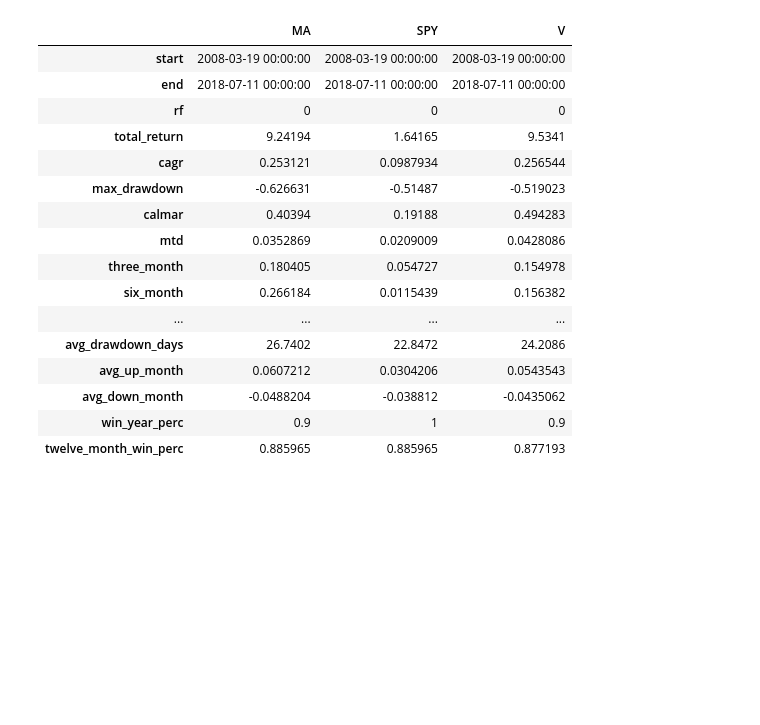
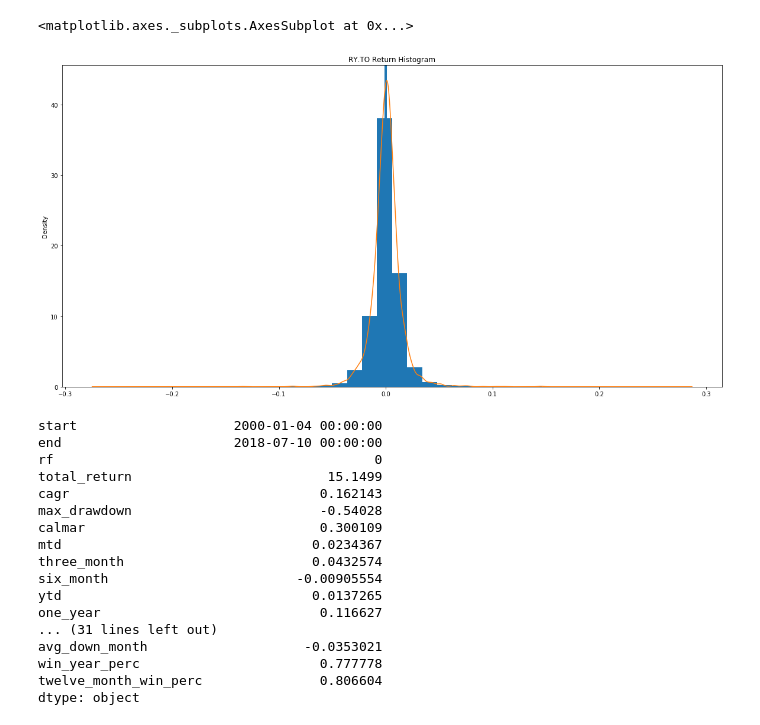
Before and after one commit to xexx12345/MISC, a Jupyter notebook: Equity Analysis.ipynb, the cells around one changed output. Cells and saved outputs as stored; diff of their text form; code cells hidden in the pictures; blank space fills up the shorter version.

```diff
--- a/Equity Analysis.ipynb
+++ b/Equity Analysis.ipynb
@@ -51,3 +19,30 @@ perf = Maindf.calc_stats()
+# %%
+def historical_data(ticker, outsize = "full"):
+    #outsize can be compact and full.
+    #compact returns only the latest 100 data points; full
+    #returns the full-length time series of up to 20 years of historical data. The "compact" option is
+    #recommended if you would like to reduce the data size of each API call
+    alphavantage_link = 'https://www.alphavantage.co/query?function=TIME_SERIES_DAILY_ADJUSTED&symbol={0}&apikey=NXY0VT9AHBRYGKKC&datatype=csv&outputsize={1}'.format(ticker, outsize)
+    df = pd.read_csv(alphavantage_link)
+    df.index = pd.to_datetime(df.timestamp)
+    df = df[['adjusted_close']]
+    df.columns = [ticker]
+    df.dropna(inplace = True)
+    return df
+
+
+def multiple_tickers(tickers, df):
+    for ticker in tickers:
+        temp_df = historical_data(ticker)
+        df = df.join(temp_df, how = "left")
+        df.dropna(inplace = True)
+        df = df.sort_index()
+    df = df.loc[~(df==0).all(axis=1)]
+    return df
+# %%
+SPY = historical_data("CM.TO")
+banks = multiple_tickers(["BMO.TO","RY.TO","ZPR.TO"],SPY)
+perf = banks.calc_stats()
 # %%
 perf.display()
 # %% [output]
@@ -71,20 +86,25 @@ Win 12m %            87.72%      88.60%      88.60%
+# %%
+perf[2].plot_histogram(figsize = (20,10))
+# %% [output]
+<matplotlib.axes._subplots.AxesSubplot at 0x...>
+[figure, added]
 # %%
-perf.stats
+perf[2].stats
 # %% [output]
-|  | MA | SPY | V |
-| start | 2008-03-19 00:00:00 | 2008-03-19 00:00:00 | 2008-03-19 00:00:00 |
-| end | 2018-07-11 00:00:00 | 2018-07-11 00:00:00 | 2018-07-11 00:00:00 |
-| rf | 0 | 0 | 0 |
-| total_return | 9.24194 | 1.64165 | 9.5341 |
-| cagr | 0.253121 | 0.0987934 | 0.256544 |
-| max_drawdown | -0.626631 | -0.51487 | -0.519023 |
-| calmar | 0.40394 | 0.19188 | 0.494283 |
-| mtd | 0.0352869 | 0.0209009 | 0.0428086 |
-| three_month | 0.180405 | 0.054727 | 0.154978 |
-| six_month | 0.266184 | 0.0115439 | 0.156382 |
-| ... | ... | ... | ... |
-| avg_drawdown_days | 26.7402 | 22.8472 | 24.2086 |
-| avg_up_month | 0.0607212 | 0.0304206 | 0.0543543 |
-| avg_down_month | -0.0488204 | -0.038812 | -0.0435062 |
-| win_year_perc | 0.9 | 1 | 0.9 |
-| twelve_month_win_perc | 0.885965 | 0.885965 | 0.877193 |
+start                    2000-01-04 00:00:00
+end                      2018-07-10 00:00:00
+rf                                         0
+total_return                         15.1499
+cagr                                0.162143
+max_drawdown                        -0.54028
+calmar                              0.300109
+mtd                                0.0234367
+three_month                        0.0432574
+six_month                        -0.00905554
+ytd                                0.0137265
+one_year                            0.116627
+... (31 lines left out)
+avg_down_month                    -0.0353021
+win_year_perc                       0.777778
+twelve_month_win_perc               0.806604
+dtype: object
```
Also changed, not shown: parts of 15 cells of this notebook.
